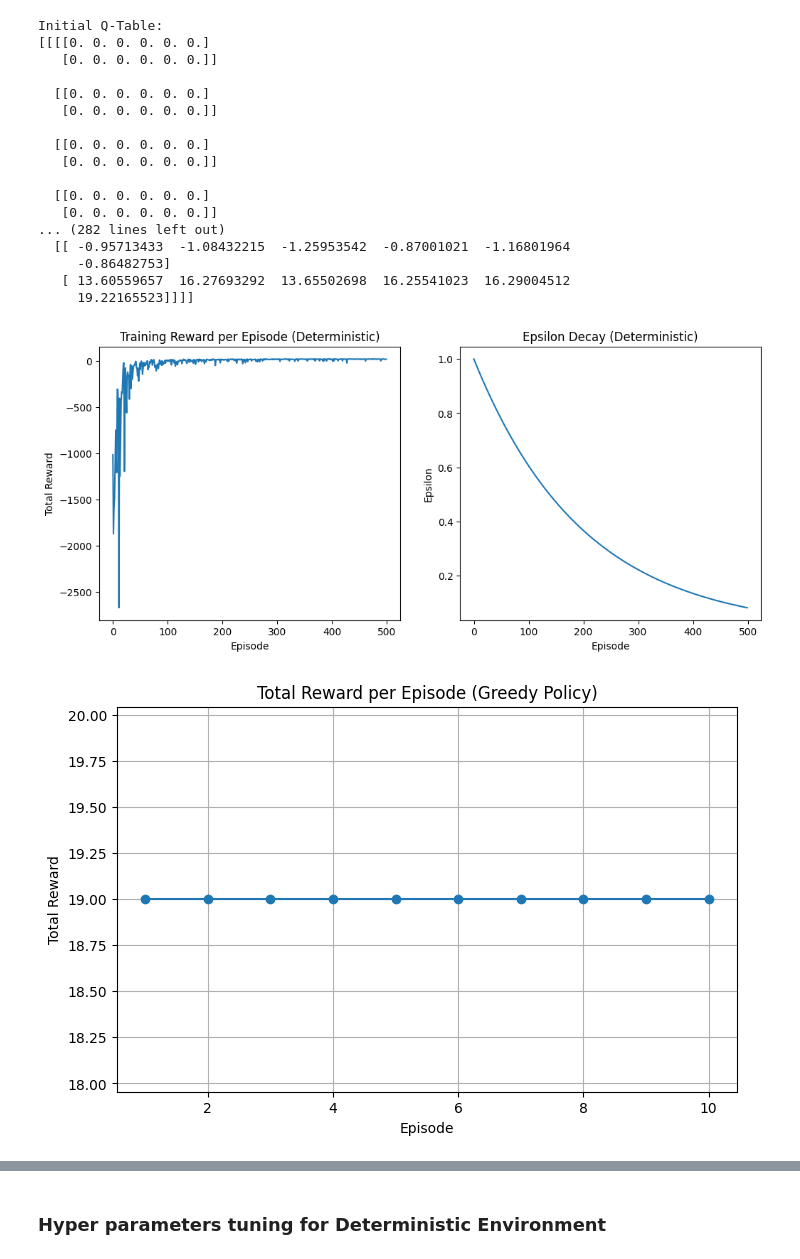
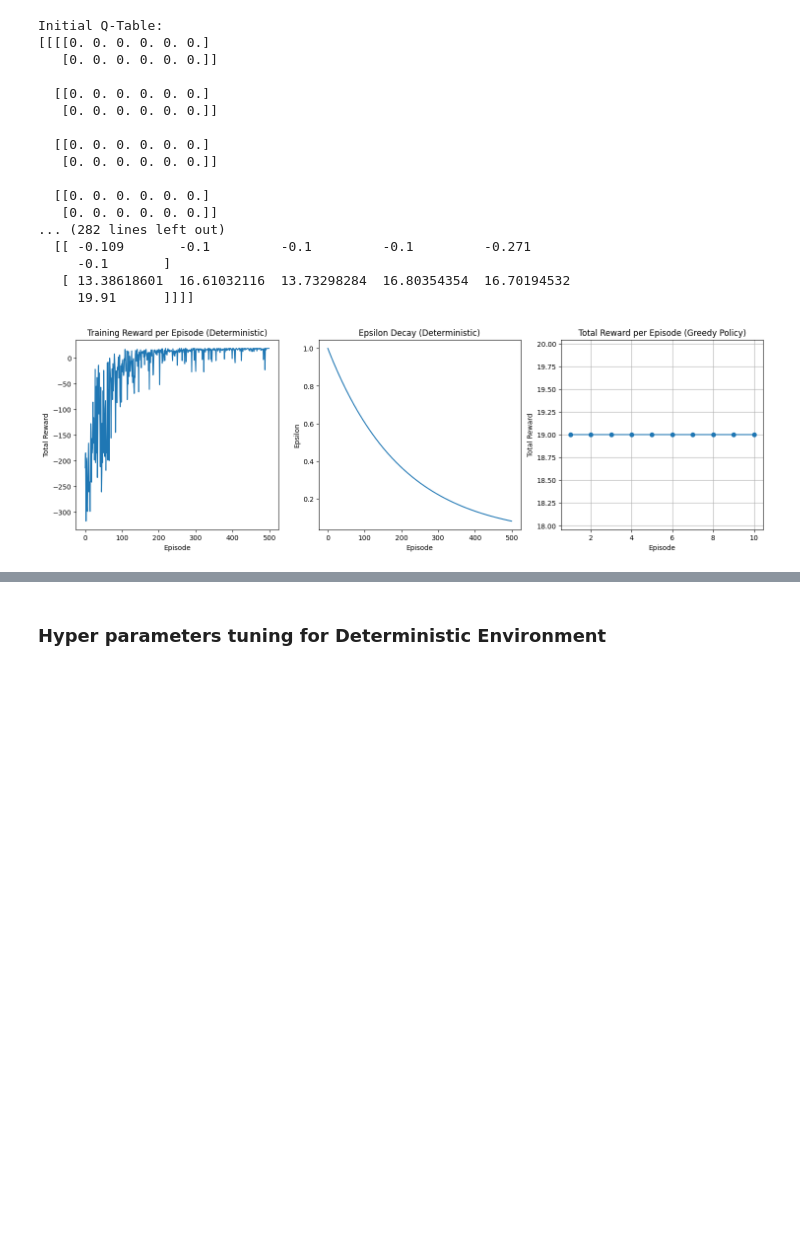
Before and after one commit to ruthvik-30/RL-A1-Defining-and-solving-RL-environments, a Jupyter notebook: part2.ipynb, the cells around one changed output, grey strips where cells are left out. Cells and saved outputs as stored; diff of their text form; code cells hidden in the pictures; blank space fills up the shorter version.

```diff
--- a/part2.ipynb
+++ b/part2.ipynb
@@ -136,18 +137,19 @@ def train_q_learning(env, episodes=500, alpha=0.1, gamma=0.9, epsilon=1.0, epsil
     print(q_table)
 
     for episode in range(episodes):
-        state = env.reset()
+        state, _ = env.reset()
         state_index = (state[0], state[1], int(state[2]))
         total_reward = 0
         done = False
+        truncated = False
 
-        while not done:
+        while not done and not truncated:
             if random.uniform(0, 1) < epsilon:
                 action = env.action_space.sample()
             else:
                 action = np.argmax(q_table[state_index])
 
-            next_state, reward, done, _ = env.step(action)
+            next_state, reward, done, truncated, _ = env.step(action)
             next_state_index = (next_state[0], next_state[1], int(next_state[2]))
 
             # Q-learning update rule
@@ -170,14 +172,15 @@ def evaluate_q_learning(env, q_table, episodes=10):
     rewards_per_episode = []
 
     for _ in range(episodes):
-        state = env.reset()
+        state, _ = env.reset()
         state_index = (state[0], state[1], int(state[2]))
         total_reward = 0
         done = False
+        truncated = False
 
-        while not done:
+        while not done and not truncated:
             action = np.argmax(q_table[state_index])
-            next_state, reward, done, _ = env.step(action)
+            next_state, reward, done, truncated, _ = env.step(action)
             next_state_index = (next_state[0], next_state[1], int(next_state[2]))
 
             state_index = next_state_index
@@ -198,47 +201,45 @@ with open("q_table_deterministic.pkl", "wb") as f:
 # Evaluate deterministic environment
 eval_rewards_det = evaluate_q_learning(env_deterministic, q_table_det)
 
-plt.figure(figsize=(12, 5))
-plt.subplot(1, 2, 1)
+plt.figure(figsize=(18, 5))
+plt.subplot(1, 3, 1)
 plt.plot(rewards_det)
 plt.xlabel("Episode")
 plt.ylabel("Total Reward")
 plt.title("Training Reward per Episode (Deterministic)")
 
-plt.subplot(1, 2, 2)
+plt.subplot(1, 3, 2)
 plt.plot(epsilons_det)
 plt.xlabel("Episode")
 plt.ylabel("Epsilon")
 plt.title("Epsilon Decay (Deterministic)")
-plt.show()
 
-plt.figure(figsize=(8, 5))
+plt.subplot(1, 3, 3)
 plt.plot(range(1, 11), eval_rewards_det, marker='o', linestyle='-')
 plt.xlabel("Episode")
 plt.ylabel("Total Reward")
 plt.title("Total Reward per Episode (Greedy Policy)")
 plt.grid(True)
 plt.show()
 # %% [output]
 Initial Q-Table:
 [[[[0. 0. 0. 0. 0. 0.]
    [0. 0. 0. 0. 0. 0.]]
 
   [[0. 0. 0. 0. 0. 0.]
    [0. 0. 0. 0. 0. 0.]]
 
   [[0. 0. 0. 0. 0. 0.]
    [0. 0. 0. 0. 0. 0.]]
 
   [[0. 0. 0. 0. 0. 0.]
    [0. 0. 0. 0. 0. 0.]]
 ... (282 lines left out)
-  [[ -0.95713433  -1.08432215  -1.25953542  -0.87001021  -1.16801964
-     -0.86482753]
-   [ 13.60559657  16.27693292  13.65502698  16.25541023  16.29004512
-     19.22165523]]]]
+  [[ -0.109       -0.1         -0.1         -0.1         -0.271
+     -0.1       ]
+   [ 13.38618601  16.61032116  13.73298284  16.80354354  16.70194532
+     19.91      ]]]]
-[figure, old version]
+[figure, new version]
-[figure, removed]
 # %%
 # Training stochastic environment
 env_stochastic = Env_3_Drone_Delivery(stochastic=True, multiple_deliveries=False)
```
Also changed, not shown: parts of 7 cells of this notebook, 5 other files.
